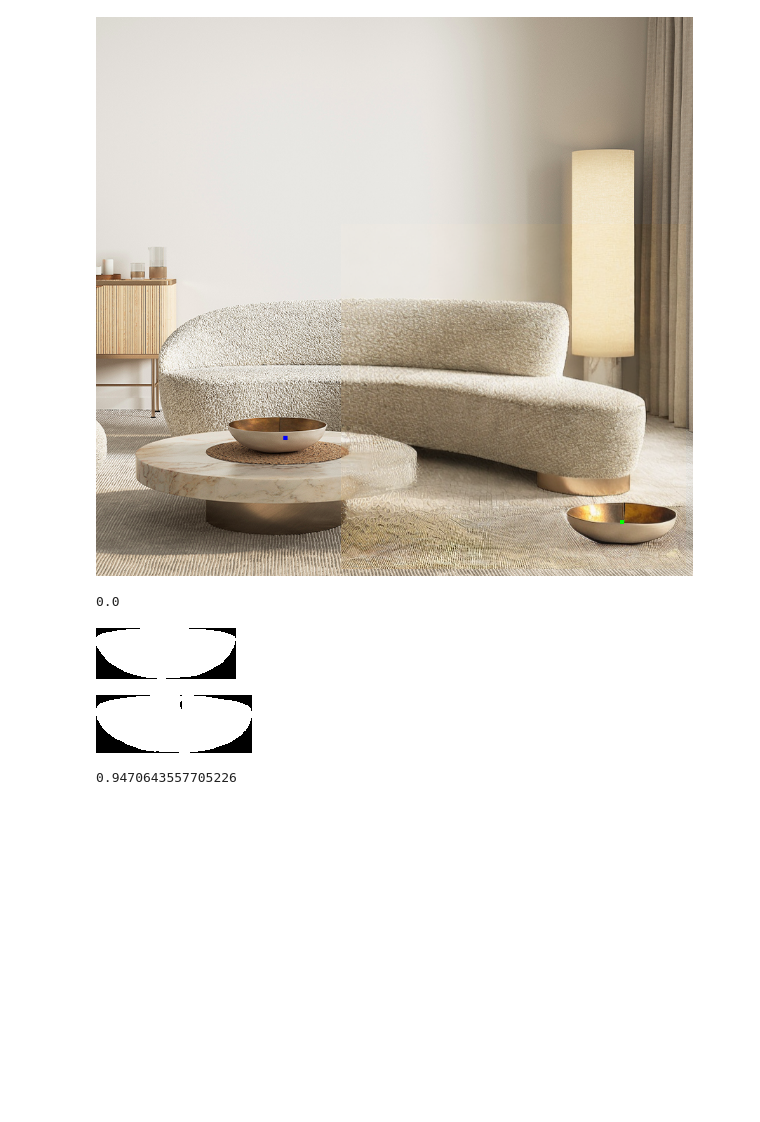
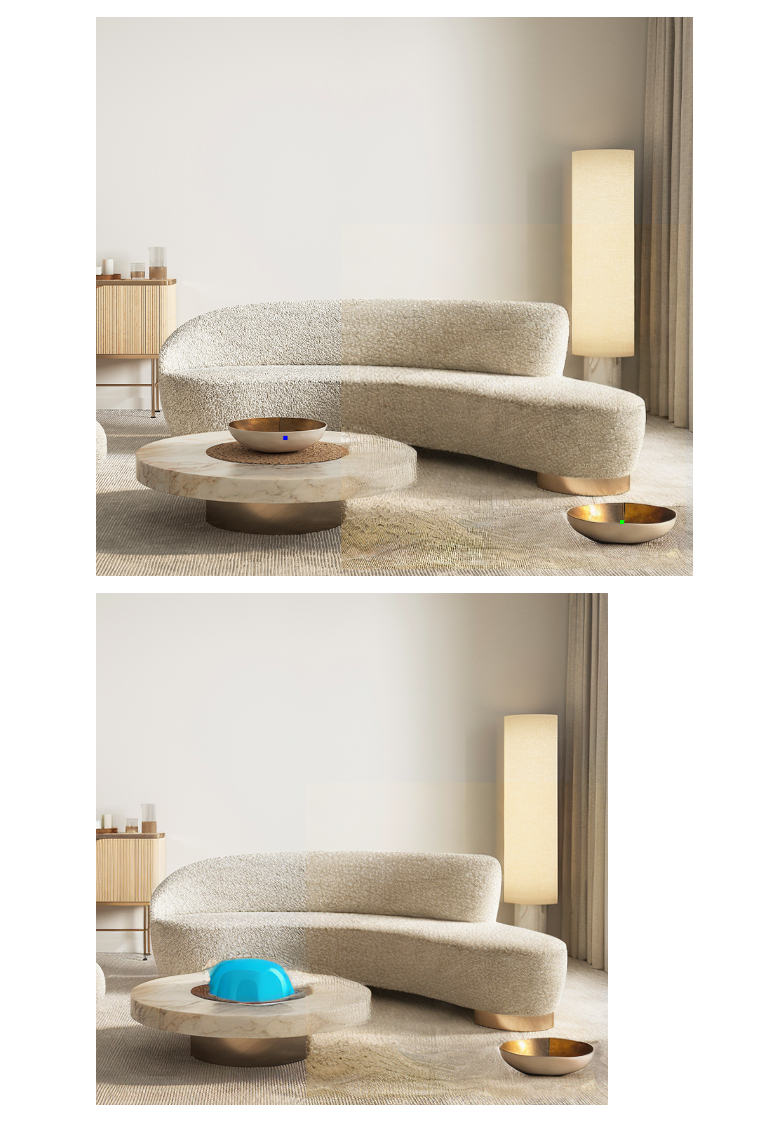
Before and after one commit to jadynwall/dar, a Jupyter notebook: depth_test.ipynb, the cells around one changed output. Cells and saved outputs as stored; diff of their text form; code cells hidden in the pictures; blank space fills up the shorter version.

Commit message:
Fix remove object blurry results

```diff
--- a/depth_test.ipynb
+++ b/depth_test.ipynb
@@ -7,3 +8,19 @@ import numpy as np
 # %%
-from utils.metrics import calc_mask_iou
-sam_pipeline = pipeline("mask-generation", model="facebook/sam-vit-huge", device=0)
+device = "cuda" if torch.cuda.is_available() else "cpu"
+generator = torch.Generator(device=device).manual_seed(42)
+
+sam_pipeline = pipeline("mask-generation", model="facebook/sam-vit-huge", device=device, generator=generator)
+
+pipeline_inpaint = AutoPipelineForInpainting.from_pretrained(
+    "weights/stable-diffusion-2-1-base",
+    local_files_only=True,
+    torch_dtype=torch.float16
+)
+
+# pipeline_inpaint = StableDiffusionInpaintPipeline.from_single_file(
+#     "weights/sd-v1-5-inpainting.ckpt",
+#     torch_dtype=torch.float16,
+# )
+
+pipeline_inpaint = pipeline_inpaint.to(device)
+pipeline_inpaint.enable_model_cpu_offload()
@@ -11,14 +32,9 @@ sam_pipeline = pipeline("mask-generation", model="facebook/sam-vit-huge", device
 from utils.vis import draw_depth_pts
 source_px = np.array([270, 600])
 target_px = np.array([750, 720])
-pil_image: Image = PILImageModule.open("results/new_object_placement/2025-11-16-21-58-18/0/result.png")
-image = np.asarray(pil_image)
+image_pil: Image = PILImageModule.open("results/new_object_placement/2025-11-19-21-34-41/0/result.png")
+image = np.asarray(image_pil)
 image_with_pts = draw_depth_pts(image, source_px, target_px)
 PILImageModule.fromarray(image_with_pts).show()
 # %% [output]
 [figure]
-# %%
-iou = calc_mask_iou(source_px, image, target_px, image, sam_pipeline)
-print(iou)
-# %% [output]
-0.0
@@ -31,25 +41,22 @@ observed_mask = get_object_mask(image, target_px, sam_pipeline)
-# %%
-# Get the mask bounding boxes
-source_pil_mask = PILImageModule.fromarray(source_mask.astype(np.uint8)*255, mode="L")
-source_bbox = source_pil_mask.getbbox()
-source_crop = source_pil_mask.crop(source_bbox)
-source_crop.show()
-
-observed_pil_mask = PILImageModule.fromarray(observed_mask.astype(np.uint8)*255, mode="L")
-observed_bbox = observed_pil_mask.getbbox()
-observed_crop = observed_pil_mask.crop(observed_bbox)
-observed_crop.show()
-
-# Resize the source crop
-source_crop = source_crop.resize(observed_crop.size)
-
-# Compute IOU
-source_crop_np = np.asarray(source_crop)
-observed_crop_np = np.asarray(observed_crop)
-intersection = np.logical_and(source_crop_np, observed_crop_np).sum()
-union = np.logical_or(source_crop_np, observed_crop_np).sum()
-float(intersection / union) if union > 0 else float("nan")
-# %% [output]
-[figure, removed]
-[figure, removed]
-0.9470643557705226
+# %%
+from utils.img_proc import get_object_mask
+import cv2
+
+object_mask = get_object_mask(image, source_px, sam_pipeline)
+object_mask_u8 = object_mask.astype(np.uint8)*255
+dilate_kernel_size = 10
+dilate_kernel = np.ones((dilate_kernel_size, dilate_kernel_size), np.uint8)
+object_mask_dilated = cv2.dilate(object_mask_u8, dilate_kernel, iterations=2)
+object_mask_pil = PILImageModule.fromarray(object_mask_dilated, mode="L")
+# %%
+inpaint_pipe_size = (768,768)
+inpainting_result = pipeline_inpaint(
+    prompt="remove the object and paint a clear surface",
+    image=image_pil.resize(inpaint_pipe_size),
+    mask_image=object_mask_pil.resize(inpaint_pipe_size),
+    generator=torch.Generator(device=device).manual_seed(42),
+    device=device,
+)
+PILImageModule.fromarray(np.array(inpainting_result.images[0])).show()
+# %% [output]
+[figure, added]
```
Also changed, not shown: parts of 3 cells of this notebook, 1 other file.
